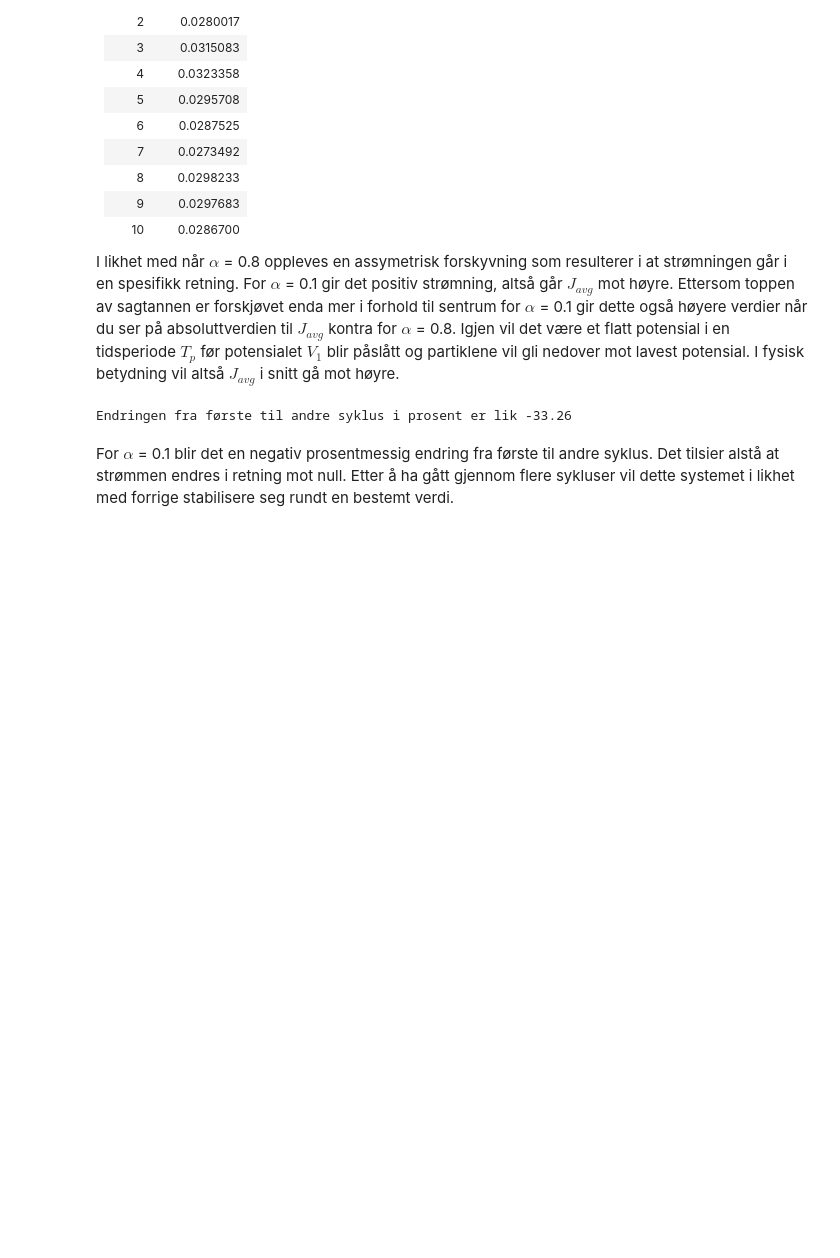
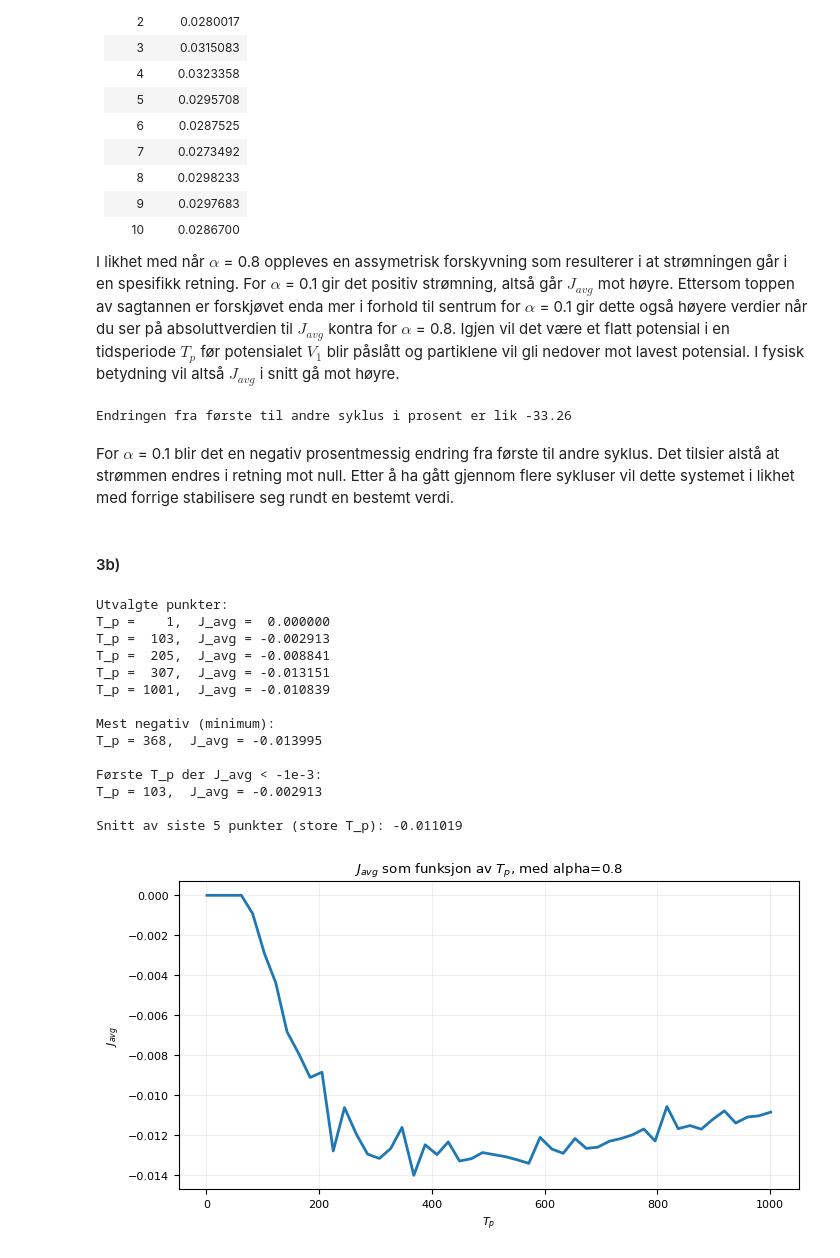
Before and after one commit to selmaberg05/TMA4320-Prosjekt2-gruppe-Andrihol-Emilyan-Selmahbe, a Jupyter notebook: Prosjekt2.ipynb, the cells around one changed output. Drawn from its saved outputs; the diff is of its cells as text; code cells hidden in the pictures; blank space fills up the shorter version.

```diff
--- a/Prosjekt2.ipynb
+++ b/Prosjekt2.ipynb
@@ -708,3 +718,80 @@ print(f"Endringen fra første til andre syklus i prosent er lik {change:.2f}")
 Endringen fra første til andre syklus i prosent er lik -33.26
 # %% [markdown]
 For $\alpha$ = 0.1 blir det en negativ prosentmessig endring fra første til andre syklus. Det tilsier alstå at strømmen endres i retning mot null. Etter å ha gått gjennom flere sykluser vil dette systemet i likhet med forrige stabilisere seg rundt en bestemt verdi.
+# %% [markdown]
+#### 3b)
+# %%
+
+alpha=0.8
+N_x=100
+P = 2 * N_x
+N_p = 40 * N_x
+
+T_p_vals = np.linspace(1, 1001, 50).astype(int)
+
+#finn minima i V1 (to sagtanner)
+V1_tmp = build_V1(alpha, N_x)
+min1 = np.argmin(V1_tmp[:N_x])
+min2 = N_x + np.argmin(V1_tmp[N_x:])
+
+#initialtilstand: halvparten i hvert minimum
+x0 = np.array([min1] * (N_p // 2) + [min2] * (N_p // 2), dtype=int)
+
+J_avg_vals = np.zeros(len(T_p_vals))
+
+for i, T_p in enumerate(T_p_vals):
+    J_avg, _, _ = simulate_ratchet(alpha=0.8, T_p=T_p,  N_x=100, N_p=40*N_x ,n_cycles=1, frø=i, x_init=x0, a=False, plot=False)
+    J_avg_vals[i] = J_avg[0]
+
+ # 1) noen faste punkter (start, litt tidlig, midt, slutt)
+idx_list = [0, 5, 10, 15, -1]  # juster hvis du vil
+print("Utvalgte punkter:")
+for idx in idx_list:
+    print(f"T_p = {T_p_vals[idx]:4d},  J_avg = {J_avg_vals[idx]: .6f}")
+
+# 2) minimum (mest negativ strøm)
+imin = np.argmin(J_avg_vals)
+print("\nMest negativ (minimum):")
+print(f"T_p = {T_p_vals[imin]},  J_avg = {J_avg_vals[imin]: .6f}")
+
+# 3) når strømmen først blir 'tydelig' negativ (terskel)
+threshold = -1e-3
+neg_idx = np.where(J_avg_vals < threshold)[0]
+if len(neg_idx) > 0:
+    i0 = neg_idx[0]
+    print("\nFørste T_p der J_avg < -1e-3:")
+    print(f"T_p = {T_p_vals[i0]},  J_avg = {J_avg_vals[i0]: .6f}")
+else:
+    print("\nFant ingen T_p med J_avg < -1e-3 (terskel kan være for streng).")
+
+# 4) plateau-ish: snitt av de siste 5 punktene (store T_p)
+k = 5
+plateau = np.mean(J_avg_vals[-k:])
+print(f"\nSnitt av siste {k} punkter (store T_p): {plateau: .6f}")
+
+
+
+
+plt.figure()
+plt.plot(T_p_vals, J_avg_vals)
+plt.title(r"$J_{avg}$ som funksjon av $T_p$, med alpha=0.8")
+plt.grid(alpha=0.2)
+plt.xlabel(r"$T_p$")
+plt.ylabel(r"$J_{avg}$")
+plt.show()
+# %% [output]
+Utvalgte punkter:
+T_p =    1,  J_avg =  0.000000
+T_p =  103,  J_avg = -0.002913
+T_p =  205,  J_avg = -0.008841
+T_p =  307,  J_avg = -0.013151
+T_p = 1001,  J_avg = -0.010839
+
+Mest negativ (minimum):
+T_p = 368,  J_avg = -0.013995
+
+Første T_p der J_avg < -1e-3:
+T_p = 103,  J_avg = -0.002913
+
+Snitt av siste 5 punkter (store T_p): -0.011019
+[figure, added]
```
Also changed, not shown: parts of 7 cells of this notebook.
